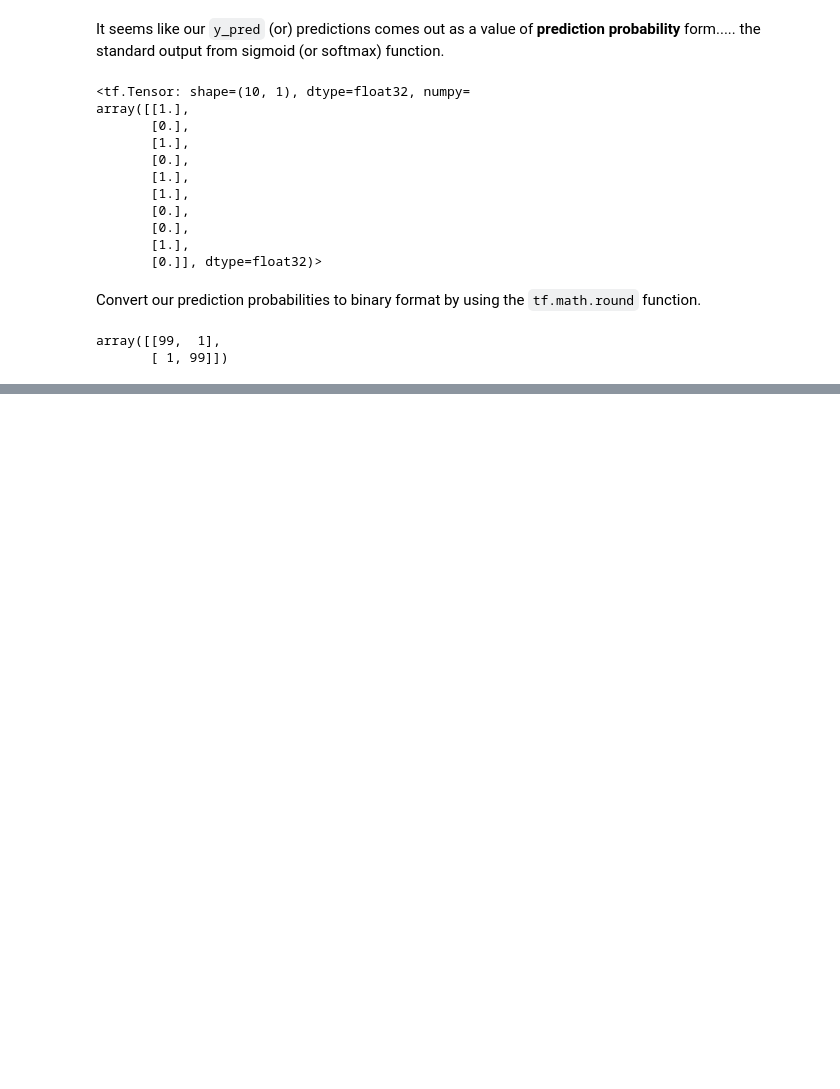
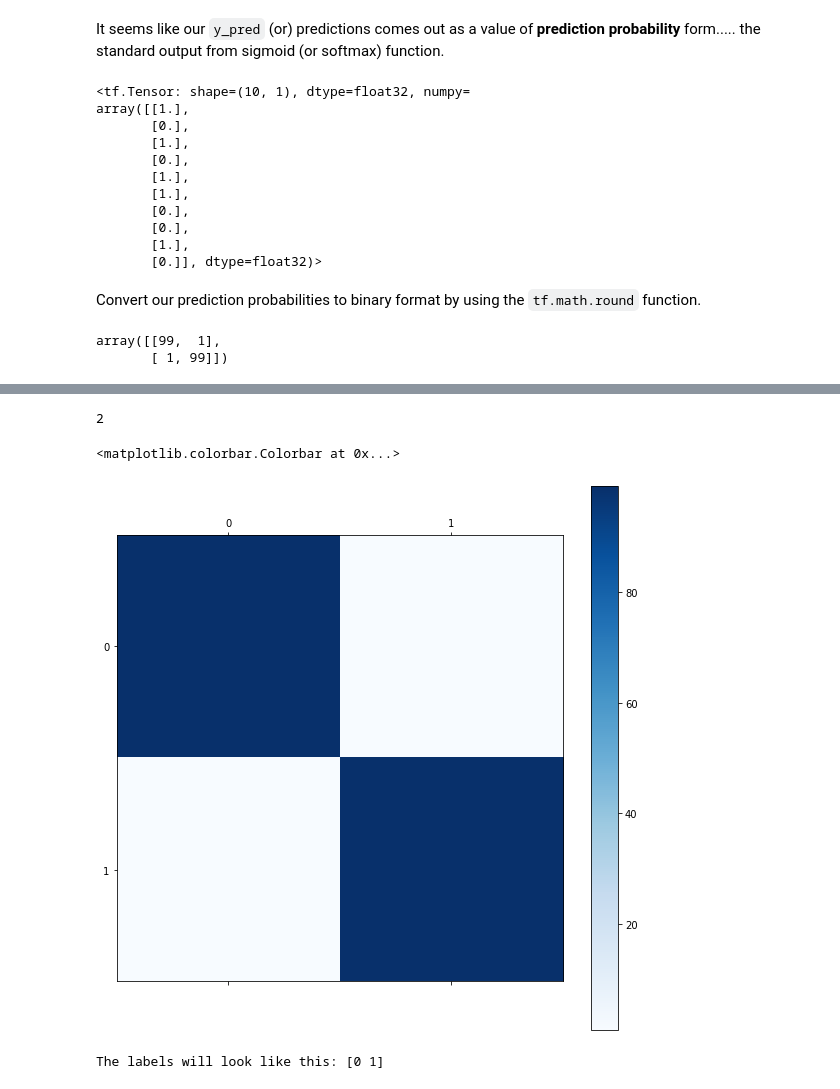
Before and after one commit to ashikshafi08/Learning_Tensorflow, a Jupyter notebook: Notebooks/02_Neural_Network_Classification_TensorFlow.ipynb, the cells around one changed output, grey strips where cells are left out. Saved outputs shown, nothing was run; the diff lists cells and outputs as text; code cells hidden in the pictures; blank space fills up the shorter version.

```diff
--- a/Notebooks/02_Neural_Network_Classification_TensorFlow.ipynb
+++ b/Notebooks/02_Neural_Network_Classification_TensorFlow.ipynb
@@ -1016,0 +1214,7 @@ array([[99,  1],
+# %%
+# At first we are setting a default figsize
+figsize = (10 , 10)
+
+# Creating a confusion matrix (matrix format)
+cm = confusion_matrix(y_test , tf.math.round(y_pred))
+cm
@@ -1016,0 +1259,27 @@ array([[99,  1],
+# %%
+# Getting the number of classes
+cm.shape[0] # 2 --> inner circle , outer circle
+# %% [output]
+2
+# %%
+# Using the ax
+fig , ax = plt.subplots(figsize = figsize) # plt.subplots() --> returns a tuple (figure , axes objects)
+
+# Creating the matrix plot here
+ax.matshow(cm , cmap = plt.cm.Blues) # Plots a 2d matrix filled with color
+fig.colorbar(ax.matshow(cm , cmap = plt.cm.Blues)) # displays a color bar near the matrix
+# %% [output]
+<matplotlib.colorbar.Colorbar at 0x...>
+[figure, added]
+# %%
+# Create classes
+classes = False  # we are dealing with binary class, if multi class it would be True and we will do something
+
+if classes: # if False
+  labels = classes # in our case this won't get executed
+else:
+  labels = np.arange(cm.shape[0]) # generates a list of labels (1 , 0) in our case, which is the ouput label (inner or outer circle)
+
+print(f'The labels will look like this: {np.arange(cm.shape[0])}')
+# %% [output]
+The labels will look like this: [0 1]
```
Also changed, not shown: parts of 38 cells of this notebook.
